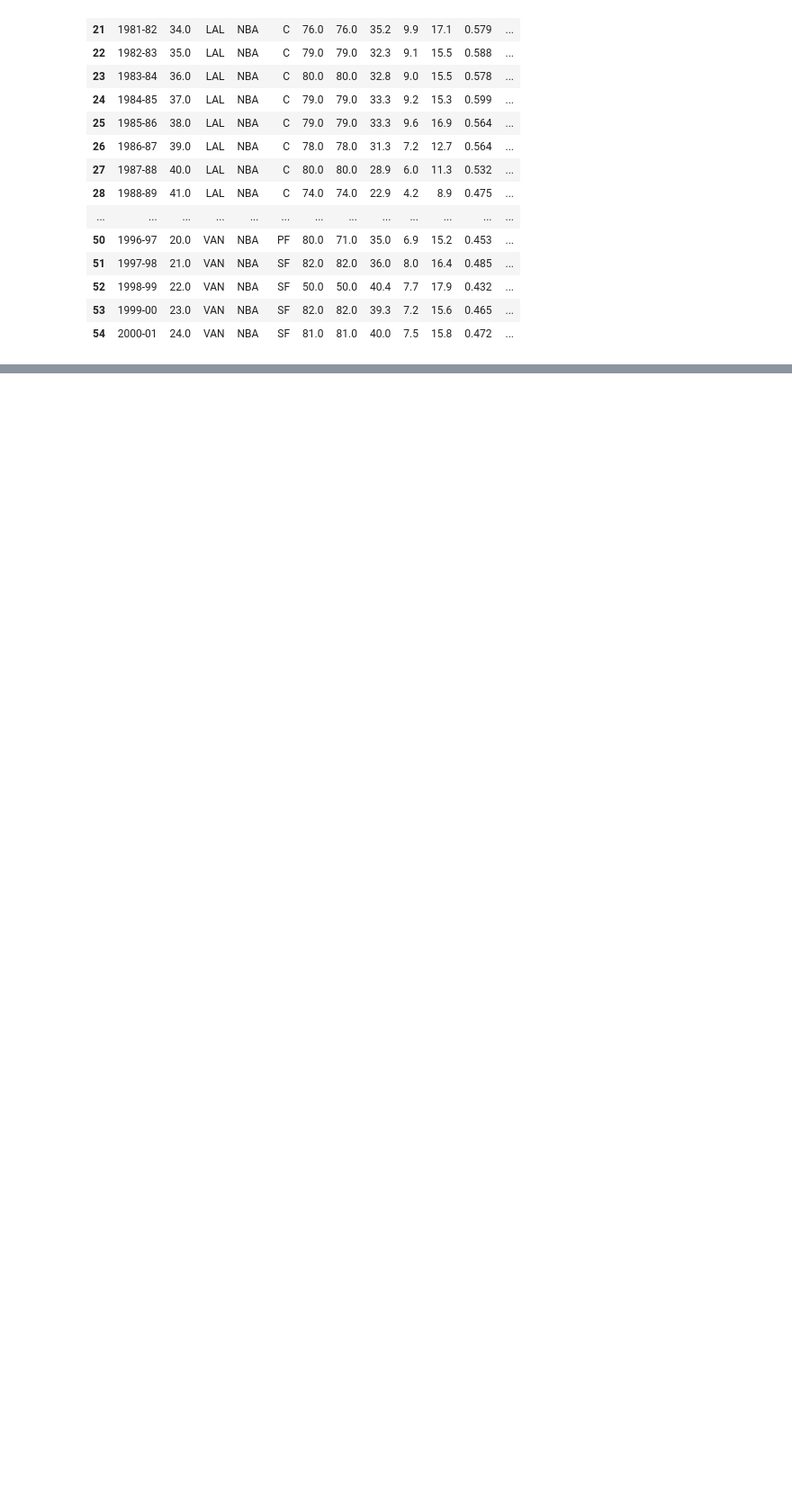
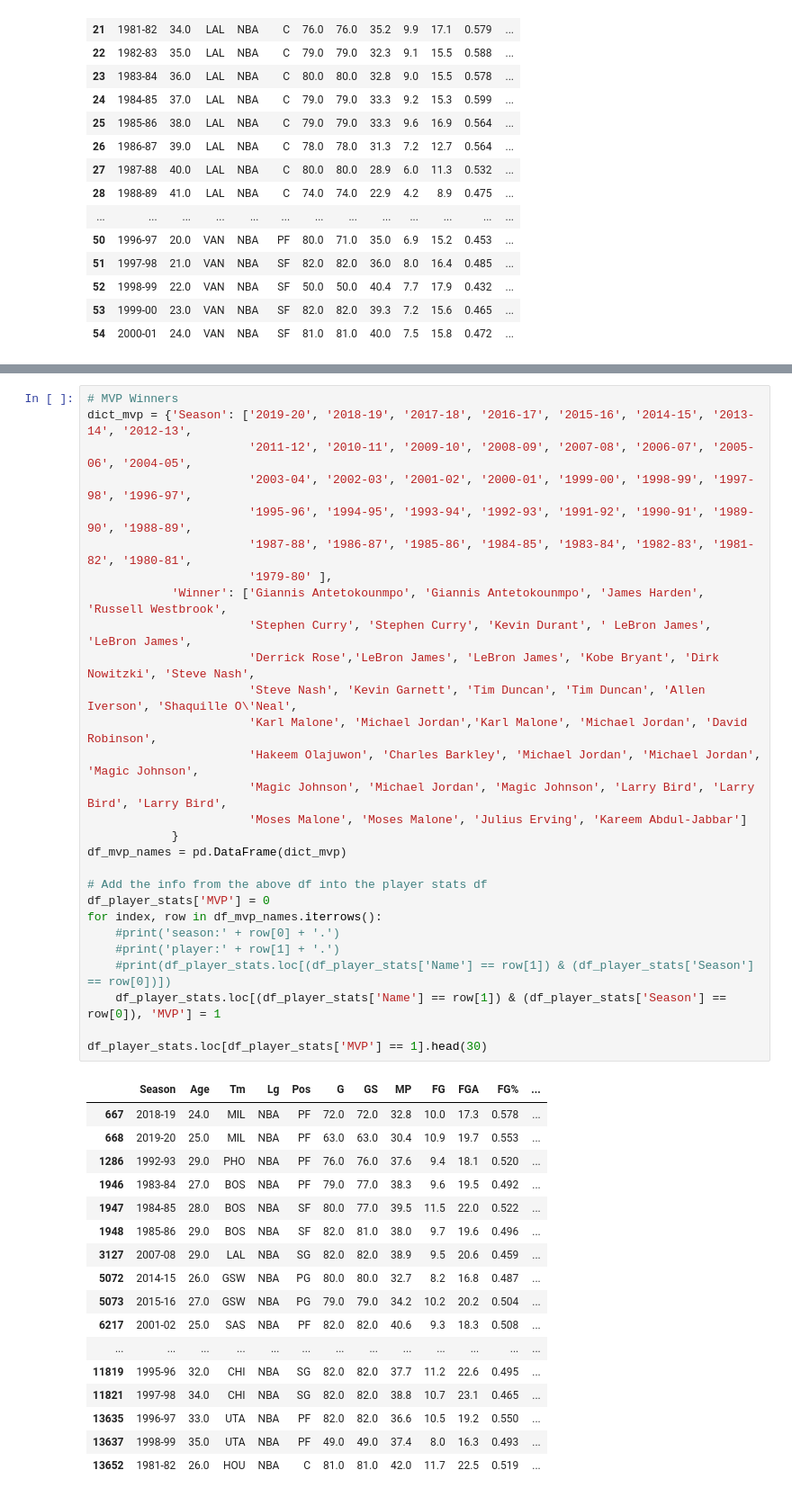
Before and after one commit to hencran/4100-Utah-Jazz-Project, a Jupyter notebook: Player-Stats-Cleaning.ipynb, the cells around one changed output, grey strips where cells are left out. Shown: that part at 90% size. Drawn from its saved outputs; the diff is of its cells as text; blank space fills up the shorter version.

Commit message:
Added stats for All-NBA and MVP

```diff
--- a/Player-Stats-Cleaning.ipynb
+++ b/Player-Stats-Cleaning.ipynb
@@ -89,0 +81,46 @@ df_player_stats.head(30)
+# %%
+# MVP Winners
+dict_mvp = {'Season': ['2019-20', '2018-19', '2017-18', '2016-17', '2015-16', '2014-15', '2013-14', '2012-13',
+                       '2011-12', '2010-11', '2009-10', '2008-09', '2007-08', '2006-07', '2005-06', '2004-05',
+                       '2003-04', '2002-03', '2001-02', '2000-01', '1999-00', '1998-99', '1997-98', '1996-97',
+                       '1995-96', '1994-95', '1993-94', '1992-93', '1991-92', '1990-91', '1989-90', '1988-89',
+                       '1987-88', '1986-87', '1985-86', '1984-85', '1983-84', '1982-83', '1981-82', '1980-81',
+                       '1979-80' ],
+            'Winner': ['Giannis Antetokounmpo', 'Giannis Antetokounmpo', 'James Harden', 'Russell Westbrook',
+                       'Stephen Curry', 'Stephen Curry', 'Kevin Durant', ' LeBron James', 'LeBron James',
+                       'Derrick Rose','LeBron James', 'LeBron James', 'Kobe Bryant', 'Dirk Nowitzki', 'Steve Nash',
+                       'Steve Nash', 'Kevin Garnett', 'Tim Duncan', 'Tim Duncan', 'Allen Iverson', 'Shaquille O\'Neal',
+                       'Karl Malone', 'Michael Jordan','Karl Malone', 'Michael Jordan', 'David Robinson',
+                       'Hakeem Olajuwon', 'Charles Barkley', 'Michael Jordan', 'Michael Jordan', 'Magic Johnson',
+                       'Magic Johnson', 'Michael Jordan', 'Magic Johnson', 'Larry Bird', 'Larry Bird', 'Larry Bird',
+                       'Moses Malone', 'Moses Malone', 'Julius Erving', 'Kareem Abdul-Jabbar']
+            }
+df_mvp_names = pd.DataFrame(dict_mvp)
+
+# Add the info from the above df into the player stats df
+df_player_stats['MVP'] = 0
+for index, row in df_mvp_names.iterrows():
+    #print('season:' + row[0] + '.')
+    #print('player:' + row[1] + '.')
+    #print(df_player_stats.loc[(df_player_stats['Name'] == row[1]) & (df_player_stats['Season'] == row[0])])
+    df_player_stats.loc[(df_player_stats['Name'] == row[1]) & (df_player_stats['Season'] == row[0]), 'MVP'] = 1
+
+df_player_stats.loc[df_player_stats['MVP'] == 1].head(30)
+# %% [output]
+|  | Season | Age | Tm | Lg | Pos | G | GS | MP | FG | FGA | FG% | ... |
+| 667 | 2018-19 | 24.0 | MIL | NBA | PF | 72.0 | 72.0 | 32.8 | 10.0 | 17.3 | 0.578 | ... |
+| 668 | 2019-20 | 25.0 | MIL | NBA | PF | 63.0 | 63.0 | 30.4 | 10.9 | 19.7 | 0.553 | ... |
+| 1286 | 1992-93 | 29.0 | PHO | NBA | PF | 76.0 | 76.0 | 37.6 | 9.4 | 18.1 | 0.520 | ... |
+| 1946 | 1983-84 | 27.0 | BOS | NBA | PF | 79.0 | 77.0 | 38.3 | 9.6 | 19.5 | 0.492 | ... |
+| 1947 | 1984-85 | 28.0 | BOS | NBA | SF | 80.0 | 77.0 | 39.5 | 11.5 | 22.0 | 0.522 | ... |
+| 1948 | 1985-86 | 29.0 | BOS | NBA | SF | 82.0 | 81.0 | 38.0 | 9.7 | 19.6 | 0.496 | ... |
+| 3127 | 2007-08 | 29.0 | LAL | NBA | SG | 82.0 | 82.0 | 38.9 | 9.5 | 20.6 | 0.459 | ... |
+| 5072 | 2014-15 | 26.0 | GSW | NBA | PG | 80.0 | 80.0 | 32.7 | 8.2 | 16.8 | 0.487 | ... |
+| 5073 | 2015-16 | 27.0 | GSW | NBA | PG | 79.0 | 79.0 | 34.2 | 10.2 | 20.2 | 0.504 | ... |
+| 6217 | 2001-02 | 25.0 | SAS | NBA | PF | 82.0 | 82.0 | 40.6 | 9.3 | 18.3 | 0.508 | ... |
+| ... | ... | ... | ... | ... | ... | ... | ... | ... | ... | ... | ... | ... |
+| 11819 | 1995-96 | 32.0 | CHI | NBA | SG | 82.0 | 82.0 | 37.7 | 11.2 | 22.6 | 0.495 | ... |
+| 11821 | 1997-98 | 34.0 | CHI | NBA | SG | 82.0 | 82.0 | 38.8 | 10.7 | 23.1 | 0.465 | ... |
+| 13635 | 1996-97 | 33.0 | UTA | NBA | PF | 82.0 | 82.0 | 36.6 | 10.5 | 19.2 | 0.550 | ... |
+| 13637 | 1998-99 | 35.0 | UTA | NBA | PF | 49.0 | 49.0 | 37.4 | 8.0 | 16.3 | 0.493 | ... |
+| 13652 | 1981-82 | 26.0 | HOU | NBA | C | 81.0 | 81.0 | 42.0 | 11.7 | 22.5 | 0.519 | ... |
```
Also changed, not shown: parts of 3 cells of this notebook.
